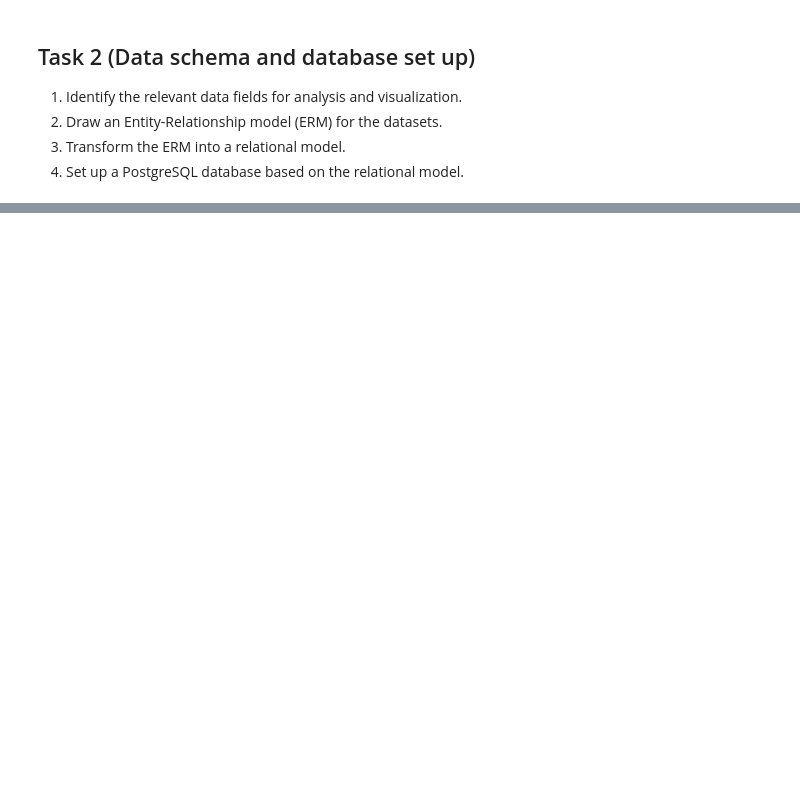
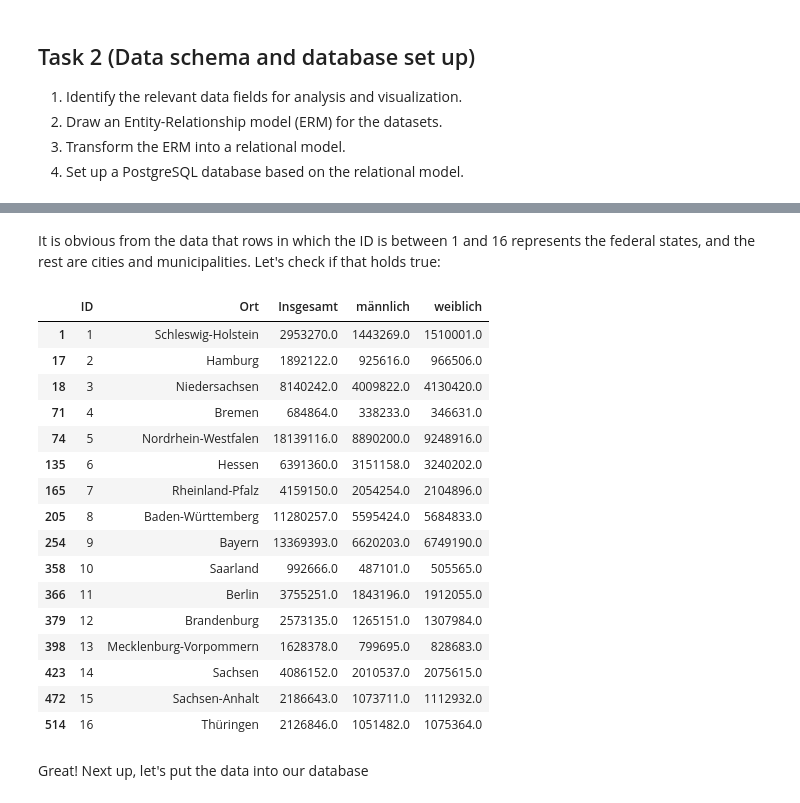
Before and after one commit to mathiashusted/dbs-project, a Jupyter notebook: Project.ipynb, the cells around one changed output, grey strips where cells are left out. Cells and saved outputs as stored; diff of their text form; code cells hidden in the pictures; blank space fills up the shorter version.

```diff
--- a/Project.ipynb
+++ b/Project.ipynb
@@ -103,0 +251,18 @@ For the **universities** dataset, the relevant fields are:
+# %%
+# Population for the entire country is in the first row
+bev_deutschland = bevoelkerung.iloc[0]
+
+# Now, we can drop the first row which we have now saved and interpret the rest of the ID's as numeric values
+bevoelkerung.drop(bevoelkerung.head(1).index,inplace=True)
+
+# Let's rename the columns to make them readable
+bevoelkerung = bevoelkerung.rename(columns={"Unnamed: 0": "ID", "Unnamed: 1": "Ort"})
+
+# Make the population sizes numeric
+bevoelkerung['Insgesamt'] = pd.to_numeric(bevoelkerung['Insgesamt'], errors='coerce')
+bevoelkerung['männlich'] = pd.to_numeric(bevoelkerung['männlich'], errors='coerce')
+bevoelkerung['weiblich'] = pd.to_numeric(bevoelkerung['weiblich'], errors='coerce')
+bevoelkerung['ID'] = pd.to_numeric(bevoelkerung['ID'], errors='coerce')
+
+# Remove rows with missing information
+bevoelkerung = bevoelkerung.dropna()
@@ -103,0 +272,26 @@ For the **universities** dataset, the relevant fields are:
+# %% [markdown]
+It is obvious from the data that rows in which the ID is between 1 and 16 represents the federal states, and the rest are cities and municipalities. Let's check if that holds true:
+# %%
+bev_bundesland = bevoelkerung[bevoelkerung['ID'] <= 16]
+
+bev_bundesland
+# %% [output]
+|  | ID | Ort | Insgesamt | männlich | weiblich |
+| 1 | 1 | Schleswig-Holstein | 2953270.0 | 1443269.0 | 1510001.0 |
+| 17 | 2 | Hamburg | 1892122.0 | 925616.0 | 966506.0 |
+| 18 | 3 | Niedersachsen | 8140242.0 | 4009822.0 | 4130420.0 |
+| 71 | 4 | Bremen | 684864.0 | 338233.0 | 346631.0 |
+| 74 | 5 | Nordrhein-Westfalen | 18139116.0 | 8890200.0 | 9248916.0 |
+| 135 | 6 | Hessen | 6391360.0 | 3151158.0 | 3240202.0 |
+| 165 | 7 | Rheinland-Pfalz | 4159150.0 | 2054254.0 | 2104896.0 |
+| 205 | 8 | Baden-Württemberg | 11280257.0 | 5595424.0 | 5684833.0 |
+| 254 | 9 | Bayern | 13369393.0 | 6620203.0 | 6749190.0 |
+| 358 | 10 | Saarland | 992666.0 | 487101.0 | 505565.0 |
+| 366 | 11 | Berlin | 3755251.0 | 1843196.0 | 1912055.0 |
+| 379 | 12 | Brandenburg | 2573135.0 | 1265151.0 | 1307984.0 |
+| 398 | 13 | Mecklenburg-Vorpommern | 1628378.0 | 799695.0 | 828683.0 |
+| 423 | 14 | Sachsen | 4086152.0 | 2010537.0 | 2075615.0 |
+| 472 | 15 | Sachsen-Anhalt | 2186643.0 | 1073711.0 | 1112932.0 |
+| 514 | 16 | Thüringen | 2126846.0 | 1051482.0 | 1075364.0 |
+# %% [markdown]
+Great! Next up, let's put the data into our database
```
Also changed, not shown: parts of 16 cells of this notebook, 5 other files.
